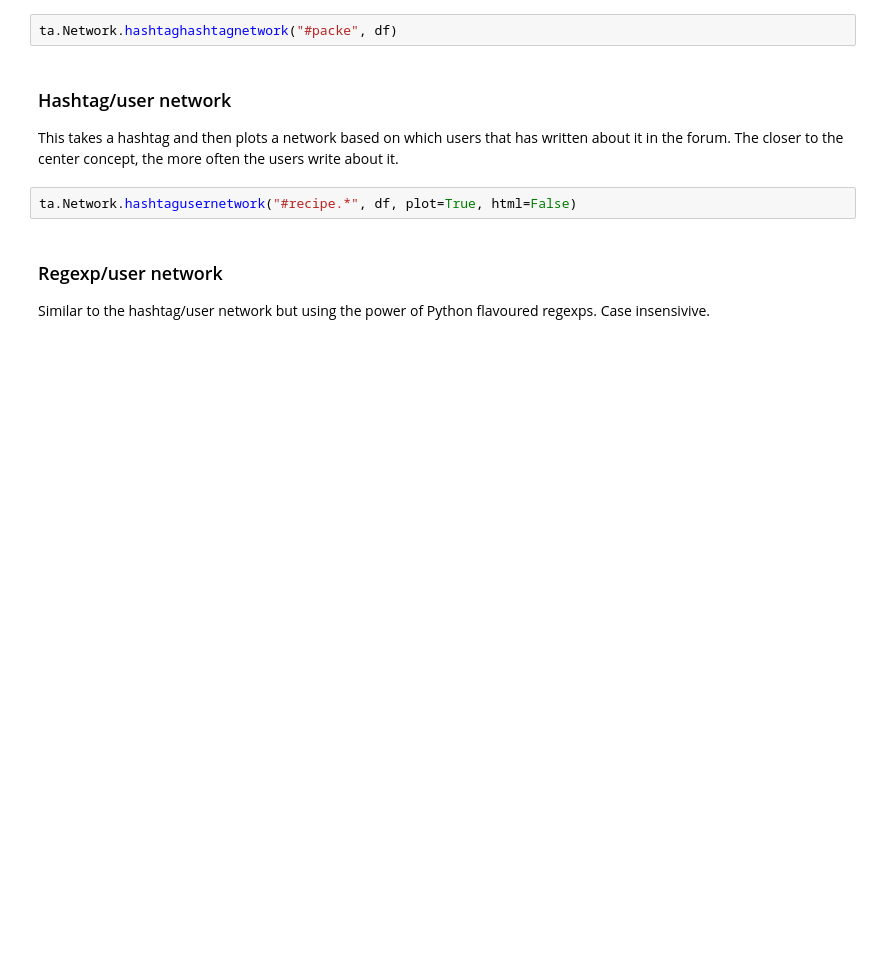
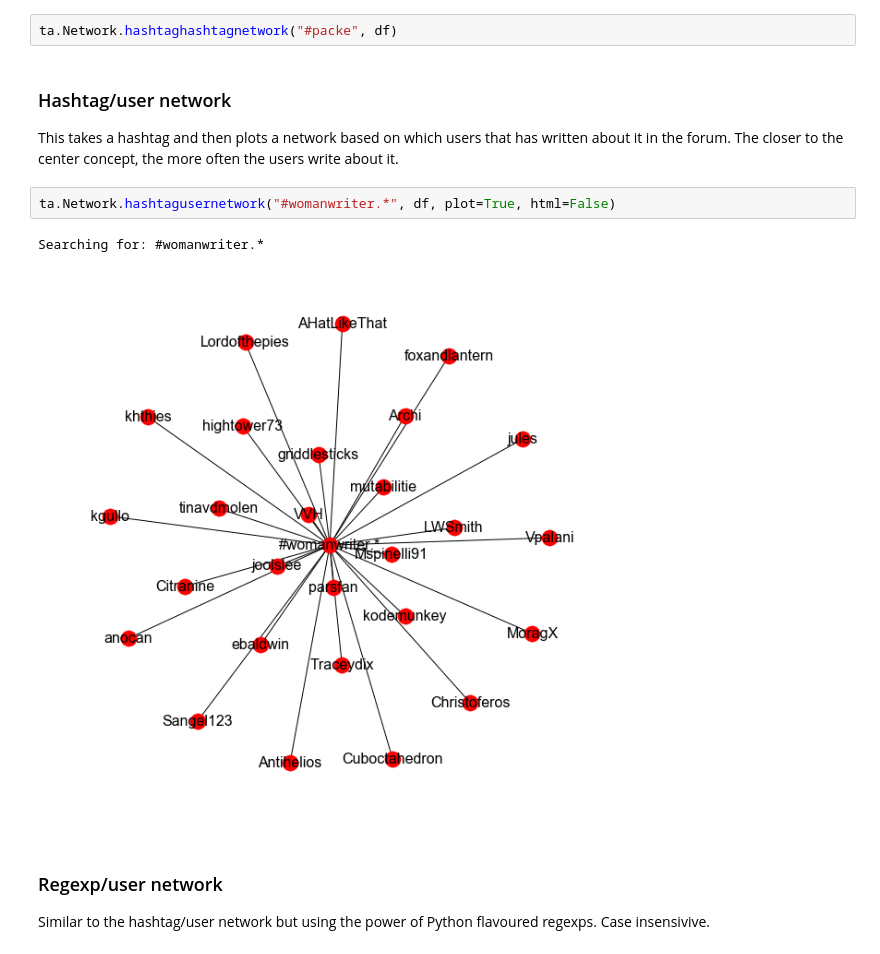
Before and after one commit to christopherkullenberg/talk-analyzer, a Jupyter notebook: shakespearslworldDataAnalysis.ipynb, the cells around one changed output. Cells and saved outputs as stored; diff of their text form; blank space fills up the shorter version.

```diff
--- a/shakespearslworldDataAnalysis.ipynb
+++ b/shakespearslworldDataAnalysis.ipynb
@@ -309,7 +397,10 @@ ta.Network.hashtaghashtagnetwork("#packe", df)
 ### Hashtag/user network
 This takes a hashtag and then plots a network based on which users that has written about it in the forum. The closer to the center concept, the more often the users write about it.
 # %%
-ta.Network.hashtagusernetwork("#recipe.*", df, plot=True, html=False)
+ta.Network.hashtagusernetwork("#womanwriter.*", df, plot=True, html=False)
+# %% [output]
+Searching for: #womanwriter.*
+[figure, added]
 # %% [markdown]
 ### Regexp/user network
 Similar to the hashtag/user network but using the power of Python flavoured regexps. Case insensivive.
```
Also changed, not shown: parts of 18 cells of this notebook, 2 other files.
